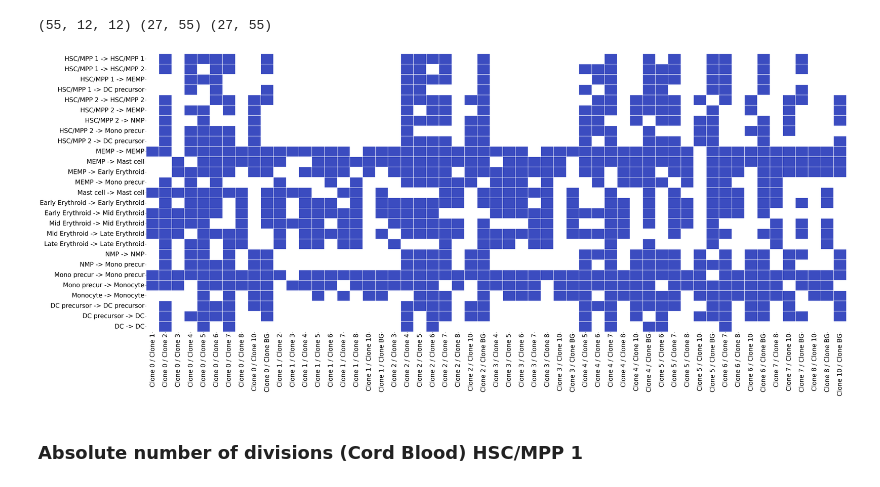
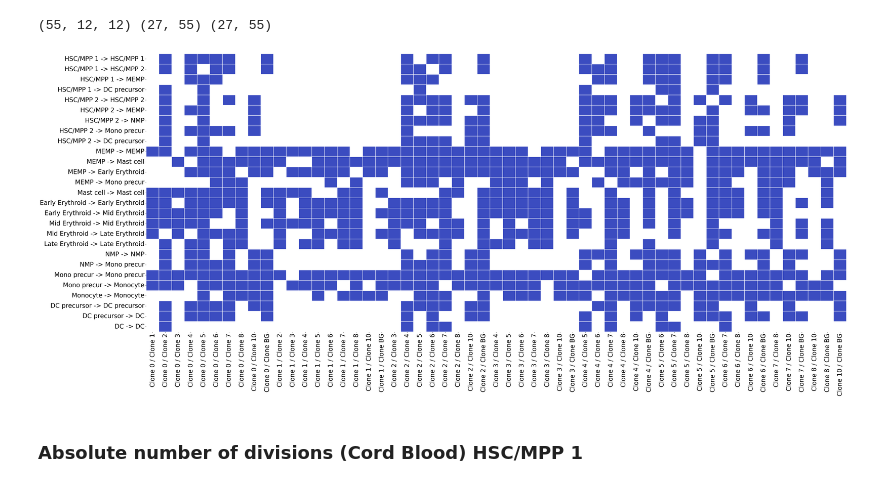
Before and after one commit to StatBiomed/clonaltrans, a Jupyter notebook: notebooks/Other_Analysis_CordBlood.ipynb, the cells around one changed output. Saved outputs shown, nothing was run; the diff lists cells and outputs as text; code cells hidden in the pictures.

```diff
--- a/notebooks/Other_Analysis_CordBlood.ipynb
+++ b/notebooks/Other_Analysis_CordBlood.ipynb
@@ -159,7 +159,8 @@ df.to_csv('table_of_best_fit_cordblood_day17.csv')
 import os
 os.chdir('/ssd/users/mingzegao/clonaltrans/clonaltrans/')
 
-path = '../trials/v1.2.0/checkpoints/CordBloodDynamicRates/1213_100718/model_last.pt'
+# path = '../trials/v1.2.0/checkpoints/CordBloodDynamicRates/1213_100718/model_last.pt'
+path = '../trials/Melania/0223_224611/model_last.pt'
 model = torch.load(path, map_location='cpu')
 
 device = torch.device('cpu')
@@ -169,9 +170,9 @@ os.chdir('/ssd/users/mingzegao/clonaltrans/')
 # %%
 model_list = []
 
-for name in tqdm(os.listdir("./trials/v1.2.0/checkpoints/CordBloodDynamicBoots/1213_115849/models")):
-    if os.path.exists(os.path.join("./trials/v1.2.0/checkpoints/CordBloodDynamicBoots/1213_115849/models", name, f'{name}.pt')):
-        model_list.append(torch.load(os.path.join(f"./trials/v1.2.0/checkpoints/CordBloodDynamicBoots/1213_115849/models", name, f'{name}.pt'), map_location='cuda:1'))
+for name in tqdm(os.listdir("./trials/Melania/checkpoints/CordBloodDynamicBoots/0226_225455/models")):
+    if os.path.exists(os.path.join("./trials/Melania/checkpoints/CordBloodDynamicBoots/0226_225455/models", name, f'{name}.pt')):
+        model_list.append(torch.load(os.path.join(f"./trials/Melania/checkpoints/CordBloodDynamicBoots/0226_225455/models", name, f'{name}.pt'), map_location='cuda:1'))
 # %%
 from clonaltrans.utils import get_boots_K_total
 tpoint = torch.tensor([3.0]).to('cpu')
@@ -191,11 +192,11 @@ from itertools import product, combinations
 combined = [adjusted_p_values, fold_correct]
 
 anno = pd.read_csv(os.path.join(
-    model.config['data_loader']['args']['data_dir'],
+    '/home/mingzegao/ssd/clonaltrans/demo/Human_CordBlood',
     model.config['data_loader']['args']['annots']
 ))
 graph = pd.read_csv(os.path.join(
-    model.config['data_loader']['args']['data_dir'],
+    '/home/mingzegao/ssd/clonaltrans/demo/Human_CordBlood',
     model.config['data_loader']['args']['graphs']
 ), index_col=0)
 np.fill_diagonal(graph.values, 1)
@@ -250,11 +251,11 @@ from itertools import product, combinations
 combined = [adjusted_p_values, fold_correct]
 
 anno = pd.read_csv(os.path.join(
-    model.config['data_loader']['args']['data_dir'],
+    '/home/mingzegao/ssd/clonaltrans/demo/Human_CordBlood',
     model.config['data_loader']['args']['annots']
 ))
 graph = pd.read_csv(os.path.join(
-    model.config['data_loader']['args']['data_dir'],
+    '/home/mingzegao/ssd/clonaltrans/demo/Human_CordBlood',
     model.config['data_loader']['args']['graphs']
 ), index_col=0)
 np.fill_diagonal(graph.values, 1)
@@ -309,44 +310,44 @@ from itertools import product, combinations
 combined = [adjusted_p_values, fold_correct]
 
 anno = pd.read_csv(os.path.join(
-    model.config['data_loader']['args']['data_dir'],
+    '/home/mingzegao/ssd/clonaltrans/demo/Human_CordBlood',
     model.config['data_loader']['args']['annots']
 ))
 graph = pd.read_csv(os.path.join(
-    model.config['data_loader']['args']['data_dir'],
+    '/home/mingzegao/ssd/clonaltrans/demo/Human_CordBlood',
     model.config['data_loader']['args']['graphs']
 ), index_col=0)
 np.fill_diagonal(graph.values, 1)
 num_clones = model.N.shape[1]
 
 cols = []
 for pop1, pop2 in product(range(graph.shape[0]), range(graph.shape[1])):
     if graph.values[pop1][pop2] != 0:
         cols.append('{} -> {}'.format(anno['populations'].values[pop1], anno['populations'].values[pop2]))
 
 index = []
 for (c1, c2) in combinations(anno['clones'].values[:num_clones], 2):
     index.append(f'{c1} / {c2}')
 
 combined[0][combined[0] > 0.01] = np.nan
 combined[0][np.where(combined[1] < 0.1)] = np.nan
 combined = -np.log10(combined[0])
 combined[~np.isnan(combined)] = 0
 
 df = pd.DataFrame(data=combined, index=cols, columns=index)
 ax = sns.heatmap(df, annot=False, linewidths=.1, cmap='coolwarm', vmin=0, xticklabels=True, yticklabels=True, cbar=False)
 
 plt.xticks(fontsize=25)
 plt.yticks(fontsize=25)
 plt.grid(False)
 
 fig = ax.get_figure()
 fig.set_figwidth(50)
 fig.set_figheight(20)
 
 plt.savefig('pairwise_comparison_cordblood_day17.svg', bbox_inches='tight', transparent=True, dpi=300)
 # %% [output]
-[figure, old version]
+[figure, new version]
 # %% [markdown]
 ### Absolute number of divisions (Cord Blood) HSC/MPP 1
 # %%
```
Also changed, not shown: parts of 2 cells of this notebook, 9 other files.
